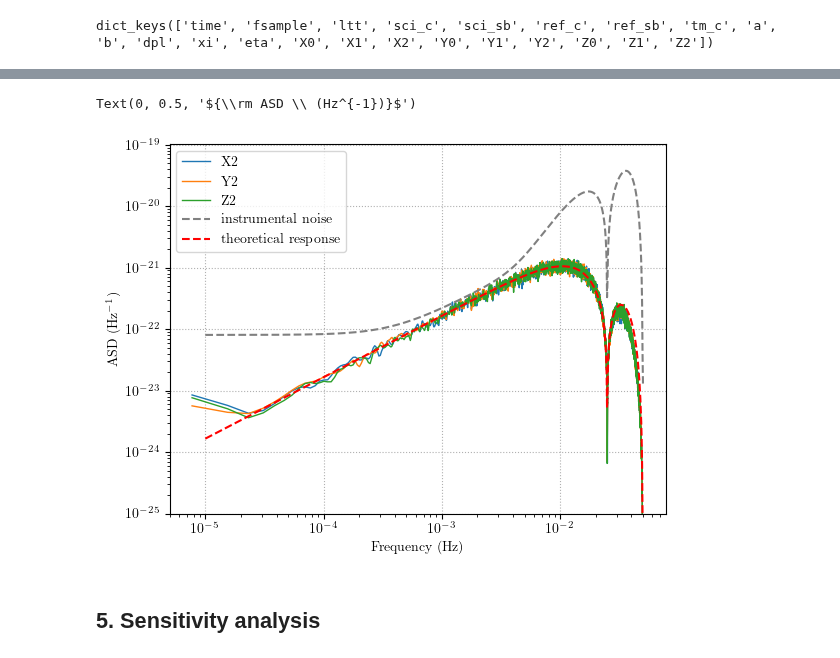
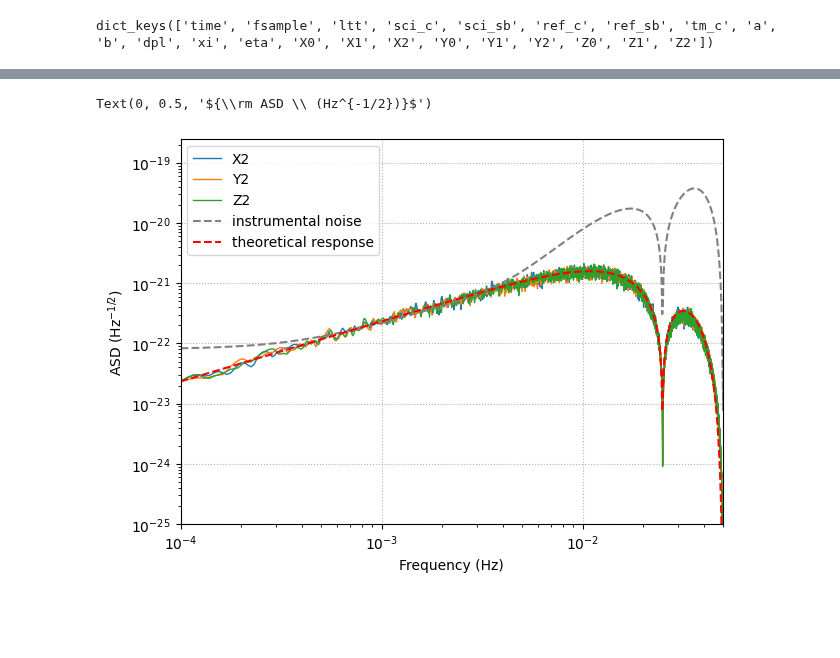
Before and after one commit to TriangleDataCenter/Triangle-Simulator, a Jupyter notebook: Tutorials/3_Demo_GW_Injection.ipynb, the cells around one changed output, grey strips where cells are left out. Saved outputs shown, nothing was run; the diff lists cells and outputs as text; code cells hidden in the pictures; blank space fills up the shorter version.

```diff
--- a/Tutorials/3_Demo_GW_Injection.ipynb
+++ b/Tutorials/3_Demo_GW_Injection.ipynb
@@ -124,7 +115,7 @@ lam = 4.50950561
 beta = -0.30076513
 psi = 3.08152927
 gw = [
-    GW(GWfunc=gb, orbit=orbit, ext_params=[lam, beta, psi]),
+    GW(GWwaveform=gb, orbit=orbit, ext_params=[lam, beta, psi]),
 ]  # for multiple sources, gw should be a list of GW objects, and the responses of them can be calculated in parallel
 # %% [markdown]
 ### 1.3 Simulate interferomertric data
@@ -604,8 +485,3 @@ m = ifo.OutputMeasurements(mode="decomposed")
 ifo.clean()
 
 m1 = TPStoTCB(m, orbit_class=orbit, order=interp_order, pool=pool)
-# %%
-for key in MOSA_labels:
-    ff, xf = PSD_window(m1["sci_c"][key][100:-100], fsample, nbin=10, window_type="kaiser", window_args_dict=dict(beta=28))
-    plt.loglog(ff, np.sqrt(xf), linewidth=1, color=MOSA_colors[key], label=key)
-plt.legend(loc="upper right")
@@ -615,21 +488,11 @@ plt.legend(loc="upper right")
 # %% [markdown]
 ### 4.3 TDI combination
 # %%
-tdi = TDI(measurements=m1, delays=m1["ltt"], fsample=m1["fsample"], order=interp_order, delay_order=5)
-tdi.CalculateXi(doppler=False, pool=pool)
-tdi.CalculateEta(doppler=False)
-tdi.FastMichelson(doppler=False, channel="XYZ")
+tdi = TDI(measurements=m1, delays=m1["ltt"], fsample=m1["fsample"], order=interp_order)
+tdi.CalculateXi(doppler=True, pool=pool)
+tdi.CalculateEta(doppler=True)
+tdi.FastMichelson(doppler=True, channel="XYZ")
 
 tdi.measurements.keys()
 # %% [output]
 dict_keys(['time', 'fsample', 'ltt', 'sci_c', 'sci_sb', 'ref_c', 'ref_sb', 'tm_c', 'a', 'b', 'dpl', 'xi', 'eta', 'X0', 'X1', 'X2', 'Y0', 'Y1', 'Y2', 'Z0', 'Z1', 'Z2'])
-# %%
-plt.figure(figsize=(7, 5))
-
-drop_points = int(1000 * fsample)
-
-for channel_name in ["X2", "Y2", "Z2"]:
-    plt.plot(tdi.measurements[channel_name][100:-100] / F_LASER, label=channel_name, linewidth=1)
-plt.xlabel("Time (s)")
-plt.ylabel("TDI")
-plt.legend(loc="upper right")
@@ -639,26 +499,27 @@ Text(0, 0.5, '${\\rm ASD \\ (Hz^{-1/2})}$')
 # %%
+plt.figure(figsize=(7, 5))
+
+drop_points = int(1000 * fsample)
+
 for channel_name in ["X2", "Y2", "Z2"]:
-    ff, xf = PSD_window(tdi.measurements[channel_name][100:-100] / F_LASER, fsample, nbin=10, window_type="kaiser", window_args_dict=dict(beta=28))
+    ff, xf = PSD_window(tdi.measurements[channel_name][drop_points:-drop_points]/F_LASER, fsample, nbin=10, window_type="kaiser", window_args_dict=dict(beta=28))
     plt.loglog(ff, np.sqrt(xf), linewidth=1, label=channel_name)
 
 
 plot_freqs = np.logspace(-4, -1, 1000)
 PSDFunction = TDIPSDs()
-plt.loglog(plot_freqs, np.sqrt(PSDFunction.PSD_X2(plot_freqs)), linestyle="--", color="grey", label="instrumental noise")  # instrumental noise PSD in the equal-arm limit
+plt.loglog(plot_freqs, np.sqrt(PSDFunction.PSD_X2(plot_freqs)), linestyle="--", color='grey', label="instrumental noise") # instrumental noise PSD in the equal-arm limit
 
 plot_u = TWOPI * plot_freqs * L_nominal / C
-ResFunction = 48.0 / 5.0 * plot_u**2 * np.sin(plot_u) ** 2 * np.sin(2.0 * plot_u) ** 2 / (1.0 + 0.6 * plot_u**2)  # average X2 response function in the equal-arm, long-wavelength limits
-plt.loglog(plot_freqs, np.sqrt(ResFunction * S_SGWB(plot_freqs)), linestyle="--", color="red", label="theoretical response")
+ResFunction = 96. / 5. * plot_u ** 2 * np.sin(plot_u) ** 2 * np.sin(2. * plot_u) ** 2 * np.cos(plot_u / 2.) ** 2 # average X2 response function in the equal-arm, long-wavelength limits
+plt.loglog(plot_freqs, np.sqrt(ResFunction * S_SGWB(plot_freqs)), linestyle="--", color='red', label="theoretical response")
 
 plt.grid(linestyle=":")
 plt.legend(loc="upper left")
-plt.ylim(
-    1e-25,
-)
+plt.ylim(1e-25, )
+plt.xlim(1e-4, 0.05)
 plt.xlabel("Frequency (Hz)")
-plt.ylabel(r"${\rm ASD \ (Hz^{-1})}$")
+plt.ylabel(r"${\rm ASD \ (Hz^{-1/2})}$")
 # %% [output]
-Text(0, 0.5, '${\\rm ASD \\ (Hz^{-1})}$')
+Text(0, 0.5, '${\\rm ASD \\ (Hz^{-1/2})}$')
-[figure, old version]
+[figure, new version]
-# %% [markdown]
-## 5. Sensitivity analysis
```
Also changed, not shown: parts of 52 cells of this notebook, 3 other files.
